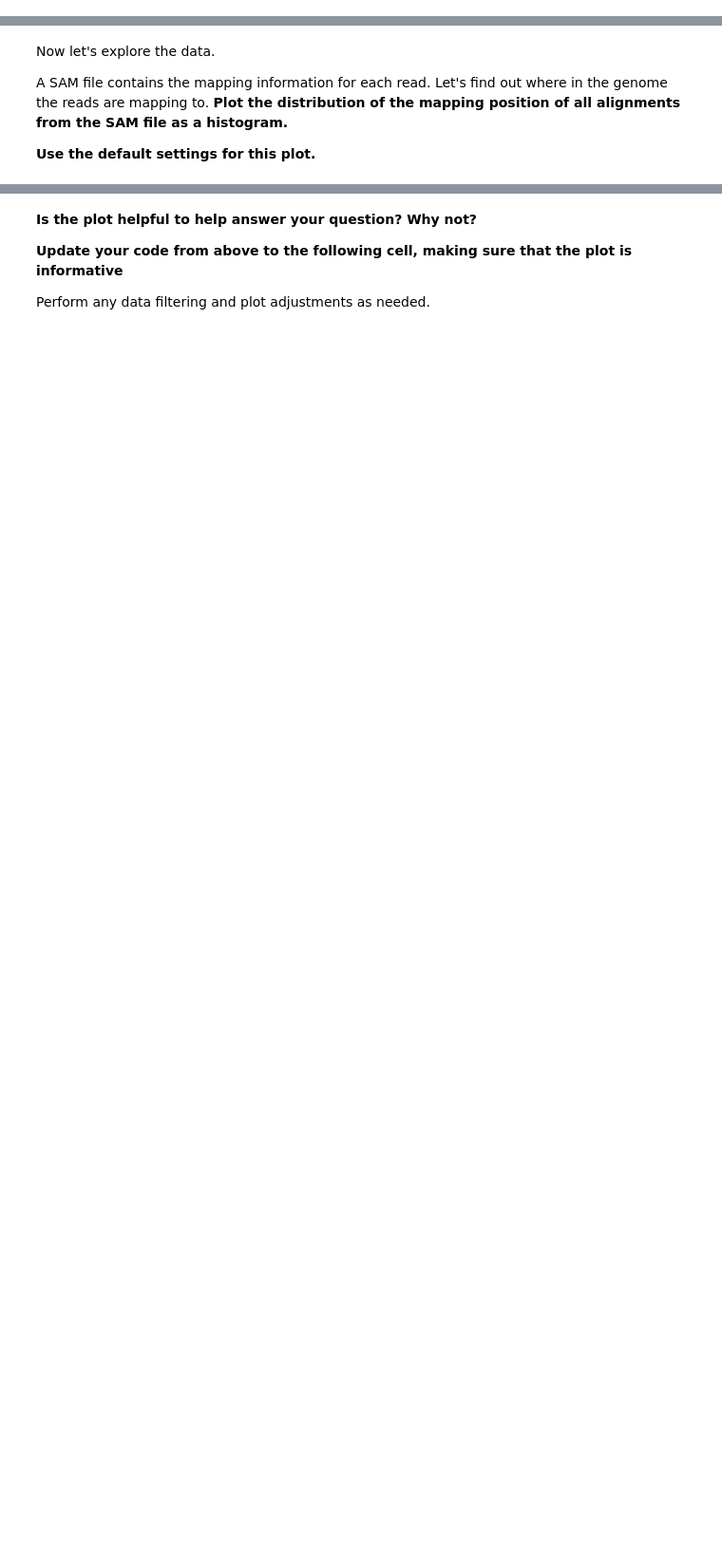
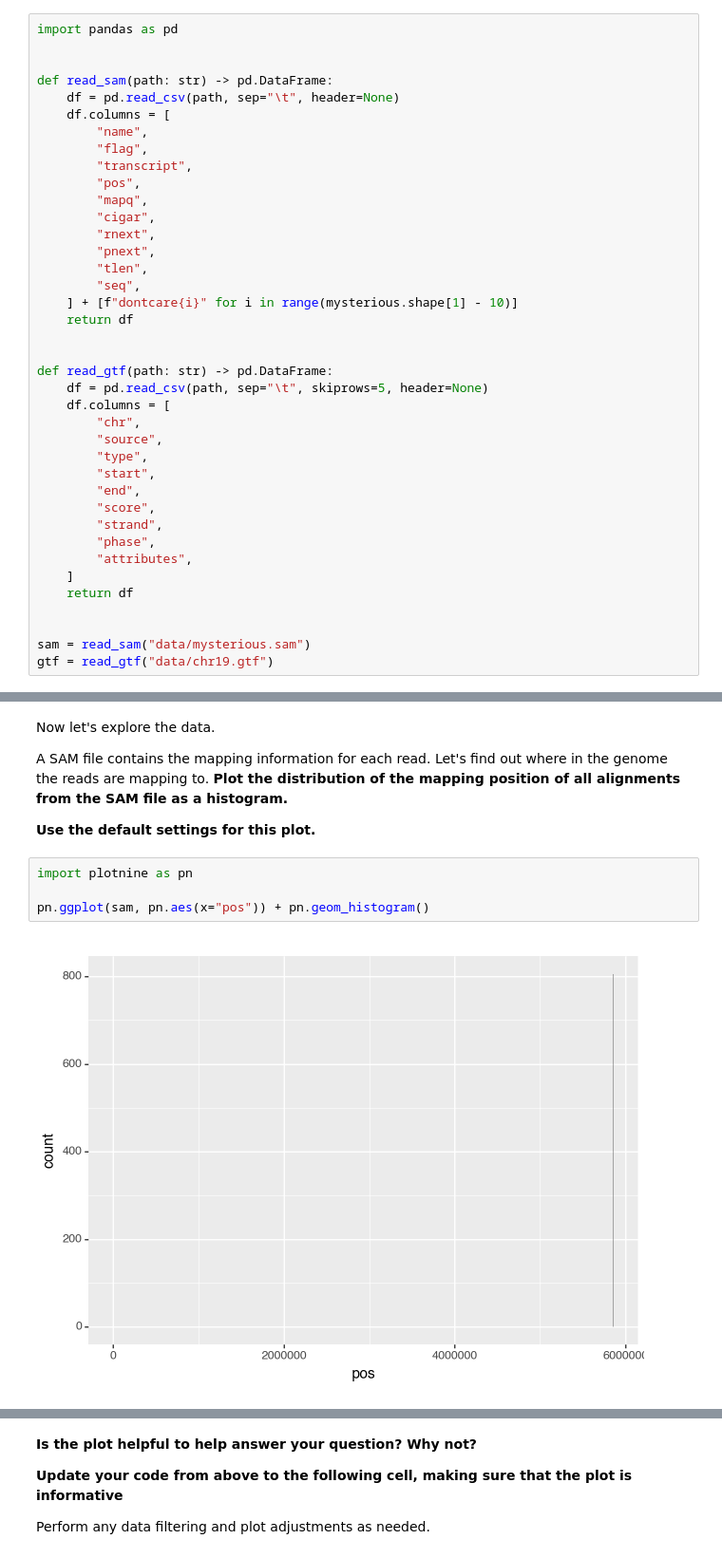
Before and after one commit to gofflab/quant_mol_neuro_2023, a Jupyter notebook: modules/module3/problemset/20230920_Module3_problemset.ipynb, the cells around one changed output, grey strips where cells are left out. Shown at 95% size. Cells and saved outputs as stored; diff of their text form; blank space fills up the shorter version.

```diff
--- a/modules/module3/problemset/20230920_Module3_problemset.ipynb
+++ b/modules/module3/problemset/20230920_Module3_problemset.ipynb
@@ -35,3 +49,42 @@ Make sure to assign appropriate column names as per the SAM and GTF format speci
 **You only need to name the first 8 columns of the SAM file.**
 
 **Write two separate functions to do this and print out the first few rows of the DataFrames.**
+# %%
+import pandas as pd
+
+
+def read_sam(path: str) -> pd.DataFrame:
+    df = pd.read_csv(path, sep="\t", header=None)
+    df.columns = [
+        "name",
+        "flag",
+        "transcript",
+        "pos",
+        "mapq",
+        "cigar",
+        "rnext",
+        "pnext",
+        "tlen",
+        "seq",
+    ] + [f"dontcare{i}" for i in range(mysterious.shape[1] - 10)]
+    return df
+
+
+def read_gtf(path: str) -> pd.DataFrame:
+    df = pd.read_csv(path, sep="\t", skiprows=5, header=None)
+    df.columns = [
+        "chr",
+        "source",
+        "type",
+        "start",
+        "end",
+        "score",
+        "strand",
+        "phase",
+        "attributes",
+    ]
+    return df
+
+
+sam = read_sam("data/mysterious.sam")
+gtf = read_gtf("data/chr19.gtf")
@@ -46,3 +117,9 @@ Let's find out where in the genome the reads are mapping to.
 **Plot the distribution of the mapping position of all alignments from the SAM file as a histogram.**
 
 **Use the default settings for this plot.**
+# %%
+import plotnine as pn
+
+pn.ggplot(sam, pn.aes(x="pos")) + pn.geom_histogram()
+# %% [output]
+[figure, added]
```
Also changed, not shown: parts of 26 cells of this notebook.
